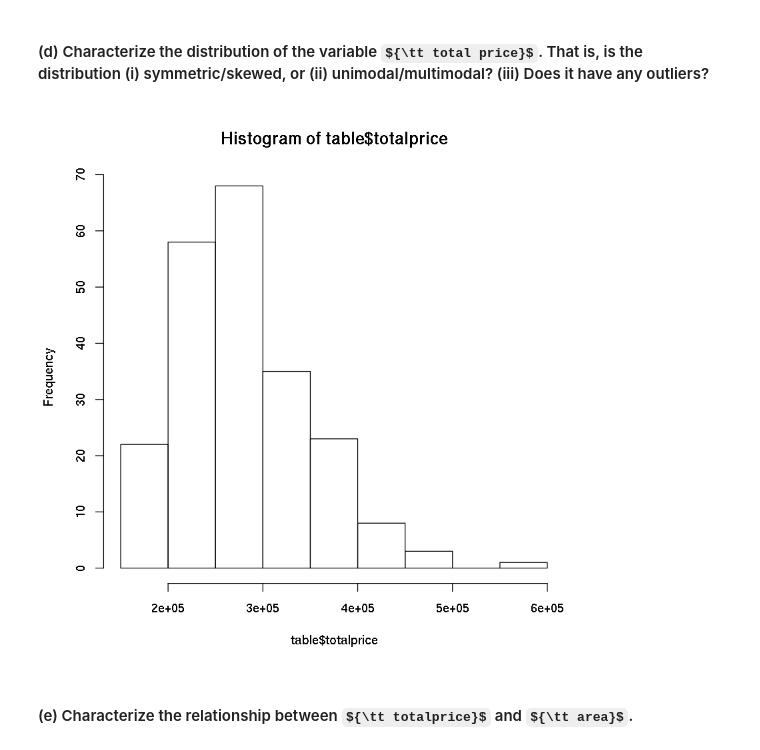
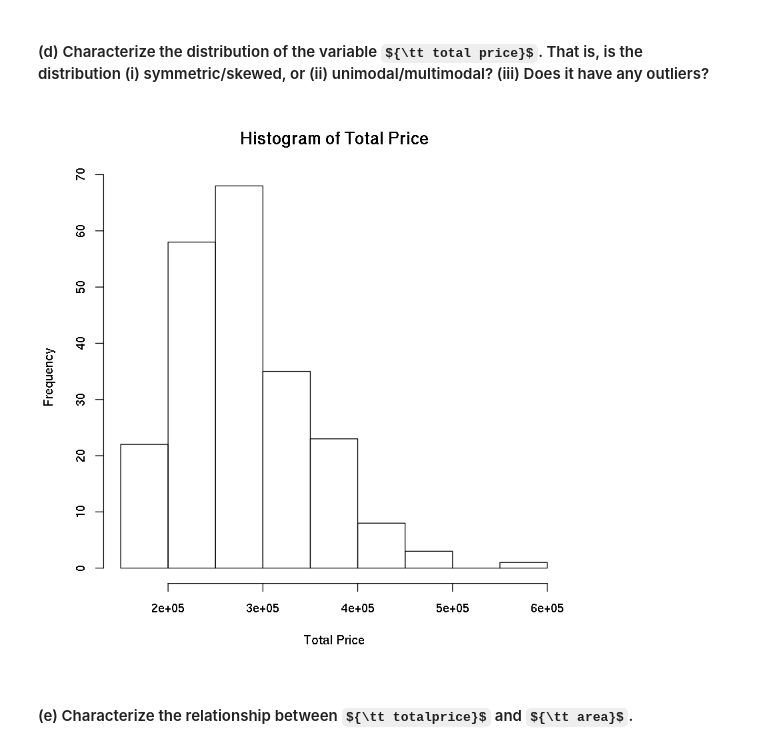
Before and after one commit to dskrenta/appm-4570, a Jupyter notebook: week1/hwk1_Sp18_appm4570-computational.ipynb, the cells around one changed output. Cells and saved outputs as stored; diff of their text form; code cells hidden in the pictures; some formulas as TeX source.

```diff
--- a/week1/hwk1_Sp18_appm4570-computational.ipynb
+++ b/week1/hwk1_Sp18_appm4570-computational.ipynb
@@ -215,10 +217,10 @@ E100  E25  E50  E75
 [figure]
 # %% [markdown]
 #### (d) Characterize the distribution of the variable ${\tt total price}$. That is, is the distribution (i) symmetric/skewed, or (ii) unimodal/multimodal? (iii) Does it have any outliers?
-# %%
-hist(table$totalprice)
-# %% [output]
-[figure, removed]
+# %%
+hist(table$totalprice, main = "Histogram of Total Price", xlab = "Total Price")
+# %% [output]
+[figure, added]
 # %% [markdown]
 #### (e) Characterize the relationship between ${\tt totalprice}$ and ${\tt area}$.
 # %%
```
Also changed, not shown: parts of 10 cells of this notebook.
